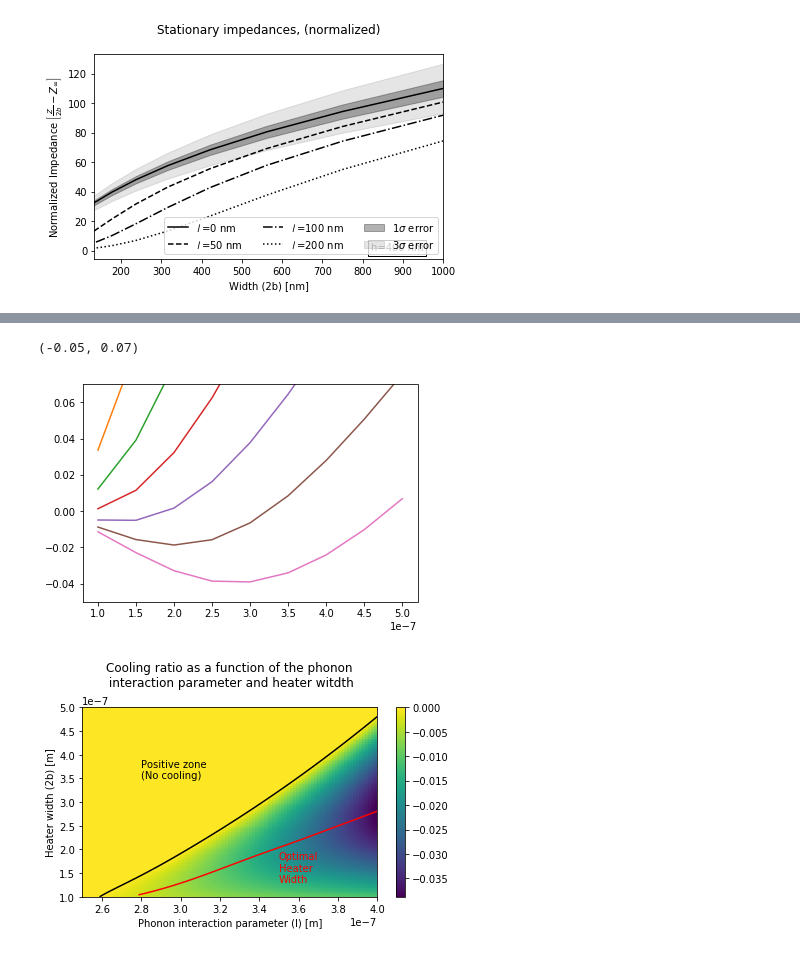
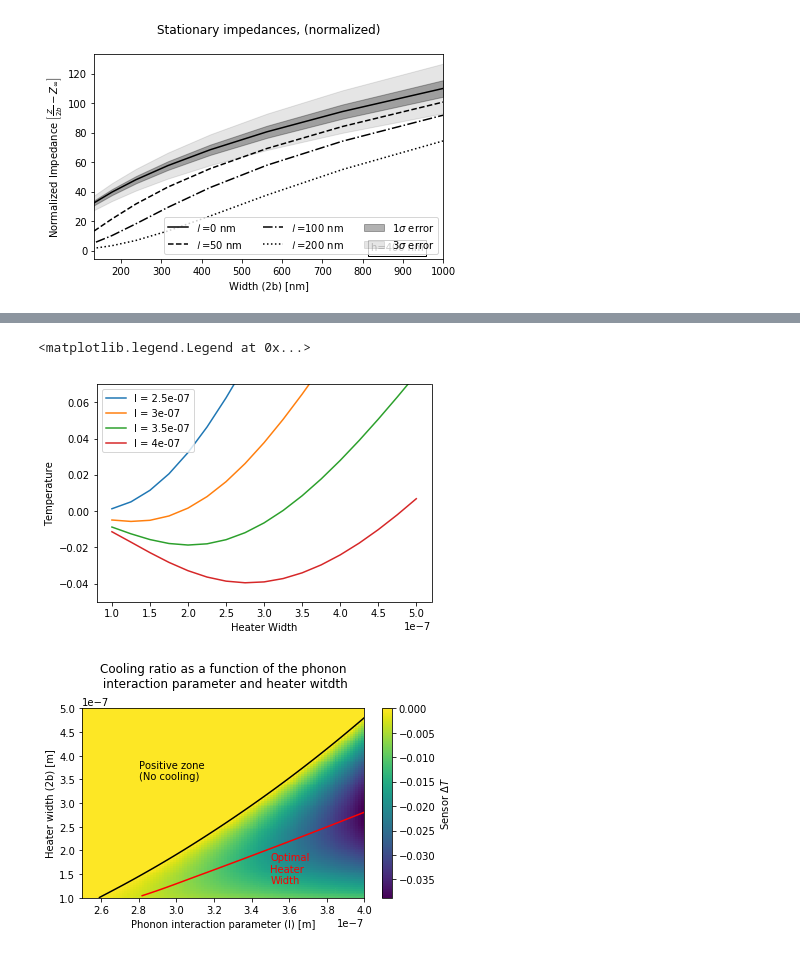
Before and after one commit to jaumededios/nonlocal_heat, a Jupyter notebook: Simulation Analysis/Simulation Analysis.ipynb, the cells around one changed output, grey strips where cells are left out. Drawn from its saved outputs; the diff is of its cells as text; code cells hidden in the pictures.

```diff
--- a/Simulation Analysis/Simulation Analysis.ipynb
+++ b/Simulation Analysis/Simulation Analysis.ipynb
@@ -86,9 +86,12 @@ plt.savefig('../Plots/Stationary_impedances.png',dpi=300)
 # %% [output]
 [figure]
 # %%
-no_minion = pd.read_csv('../COMSOL_results/no_longer_minion.tsv',sep='\t')
+no_minion = pd.read_csv('../COMSOL_results/No_Longer_Minion.csv',sep=',',
+                        names="sensor_w,heater_w,l,hydro,fourier".split(','),
+                       comment="%")
 no_minion = no_minion[no_minion.sensor_w==1E-7]
 no_minion
 
 heater_w = no_minion.heater_w.unique()
 l = no_minion.l.unique()
+hydro_table = no_minion.pivot(index='heater_w',columns = 'l',values='hydro')
@@ -122,9 +98,14 @@ plt.colorbar()
 # %%
-for x in hydro_table.as_matrix().transpose():
-    plt.plot(heater_w,x)
+for x,li in zip(hydro_table.as_matrix().transpose()[-4:],l[-4:]):
+    plt.plot(heater_w,x,label = "l = {}".format(li))
 
 plt.ylim([-.05,.07])
+
+plt.xlabel('Heater Width')
+plt.ylabel('Temperature')
+
+plt.legend()
 # %% [output]
-(-0.05, 0.07)
+<matplotlib.legend.Legend at 0x...>
-[figure, old version]
+[figure, new version]
 # %%
@@ -143,22 +125,22 @@ nhydrot = interpolate.interp2d(nw,l,nhydrot,kind='cubic')(fine_w,fine_l)
 fine_w_mesh,fine_l_mesh = np.meshgrid(fine_w,fine_l)
 # %%
 plt.pcolor(fine_l_mesh,fine_w_mesh,nhydrot,vmax=0)
-plt.colorbar()
+plt.colorbar().set_label('Sensor $\Delta T$')
 
 plt.contour(fine_l_mesh,fine_w_mesh,nhydrot,(0,),colors=('k',))
 
 diff_w_mesh,diff_l_mesh = np.meshgrid(fine_w[1:],fine_l)
 plt.contour(diff_l_mesh,diff_w_mesh,np.diff(nhydrot,axis=1),(0,),colors=('r',))
 
 plt.text(2.8E-7,3.5E-7,'Positive zone\n(No cooling)')
 
 plt.text(3.5E-7,1.3E-7,'Optimal\nHeater\nWidth',color='r')
 
 plt.xlabel('Phonon interaction parameter (l) [m]')
 plt.ylabel('Heater width (2b) [m]')
 
 plt.title('Cooling ratio as a function of the phonon\n interaction parameter and heater witdth\n')
 plt.tight_layout()
 plt.savefig('../Plots/Stationary_cooling.png',dpi=300)
 # %% [output]
-[figure, old version]
+[figure, new version]
```
Also changed, not shown: parts of 6 cells of this notebook, 2 other files.
